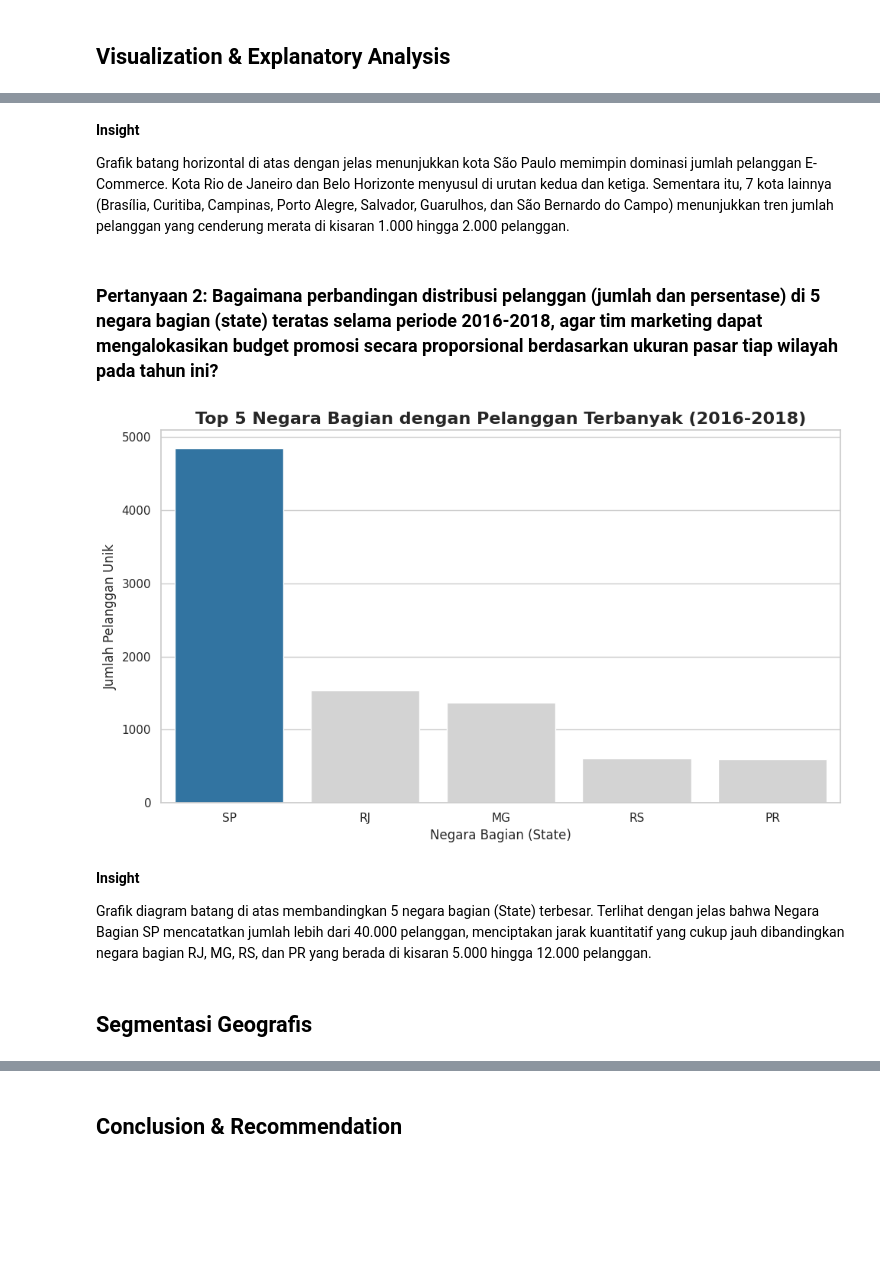
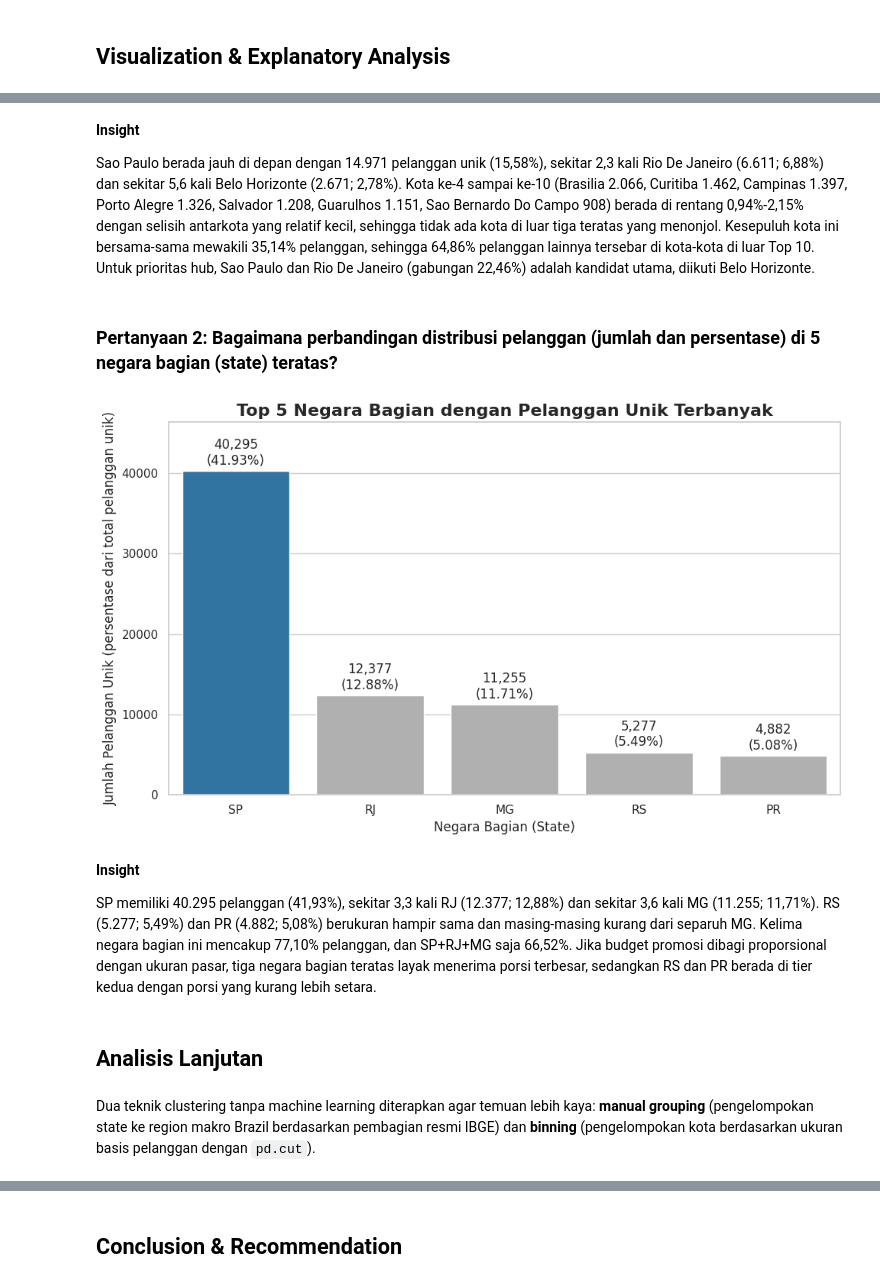
Before and after one commit to Ihsann333/Project_Submission, a Jupyter notebook: Notebook.ipynb, the cells around one changed output, grey strips where cells are left out. Drawn from its saved outputs; the diff is of its cells as text; code cells hidden in the pictures; blank space fills up the shorter version.

```diff
--- a/Notebook.ipynb
+++ b/Notebook.ipynb
@@ -136,15 +214,16 @@ display(top_states.head(5))
 # %%
+top10_cities = top_cities.head(10)
+
 plt.figure(figsize=(12, 6))
-sns.barplot(
-    x='customer_count',
-    y='customer_city',
-    hue='customer_city',
-    data=top_cities.head(10),
-    palette='viridis',
-    legend=False
+ax = sns.barplot(
+    x="customer_count", y="customer_city", hue="customer_city",
+    data=top10_cities, palette="viridis", legend=False,
 )
-plt.title("Top 10 Kota dengan Pelanggan Terbanyak (2016-2018)", fontsize=16, fontweight='bold')
-plt.xlabel("Jumlah Pelanggan Unik", fontsize=12)
+for i, (cnt, pct) in enumerate(zip(top10_cities["customer_count"], top10_cities["percentage (%)"])):
+    ax.text(cnt + top10_cities["customer_count"].max() * 0.01, i, f"{cnt:,} ({pct:.2f}%)", va="center")
+ax.set_xlim(0, top10_cities["customer_count"].max() * 1.18)
+plt.title("Top 10 Kota dengan Pelanggan Unik Terbanyak", fontsize=16, fontweight="bold")
+plt.xlabel("Jumlah Pelanggan Unik (persentase dari total pelanggan unik)", fontsize=12)
 plt.ylabel("Kota (City)", fontsize=12)
 plt.tight_layout()
 plt.show()
@@ -153,30 +232,33 @@ plt.show()
-# %% [markdown]
-**Insight**
-
-Grafik batang horizontal di atas dengan jelas menunjukkan kota São Paulo memimpin dominasi jumlah pelanggan E-Commerce. Kota Rio de Janeiro dan Belo Horizonte menyusul di urutan kedua dan ketiga. Sementara itu, 7 kota lainnya (Brasília, Curitiba, Campinas, Porto Alegre, Salvador, Guarulhos, dan São Bernardo do Campo) menunjukkan tren jumlah pelanggan yang cenderung merata di kisaran 1.000 hingga 2.000 pelanggan.
+# %% [markdown]
+**Insight**
+
+Sao Paulo berada jauh di depan dengan 14.971 pelanggan unik (15,58%), sekitar 2,3 kali Rio De Janeiro (6.611; 6,88%) dan sekitar 5,6 kali Belo Horizonte (2.671; 2,78%). Kota ke-4 sampai ke-10 (Brasilia 2.066, Curitiba 1.462, Campinas 1.397, Porto Alegre 1.326, Salvador 1.208, Guarulhos 1.151, Sao Bernardo Do Campo 908) berada di rentang 0,94%-2,15% dengan selisih antarkota yang relatif kecil, sehingga tidak ada kota di luar tiga teratas yang menonjol. Kesepuluh kota ini bersama-sama mewakili 35,14% pelanggan, sehingga 64,86% pelanggan lainnya tersebar di kota-kota di luar Top 10. Untuk prioritas hub, Sao Paulo dan Rio De Janeiro (gabungan 22,46%) adalah kandidat utama, diikuti Belo Horizonte.
 # %% [markdown]
-### Pertanyaan 2: Bagaimana perbandingan distribusi pelanggan (jumlah dan persentase) di 5 negara bagian (state) teratas selama periode 2016-2018, agar tim marketing dapat mengalokasikan budget promosi secara proporsional berdasarkan ukuran pasar tiap wilayah pada tahun ini?
+### Pertanyaan 2: Bagaimana perbandingan distribusi pelanggan (jumlah dan persentase) di 5 negara bagian (state) teratas?
 # %%
+top5_states = top_states.head(5)
+warna = ["#1f77b4" if i == 0 else "#b0b0b0" for i in range(5)]
+
 plt.figure(figsize=(10, 6))
-colors = ["#1f77b4" if i == 0 else "#d3d3d3" for i in range(5)]
-sns.barplot(
-    x='customer_state',
-    y='customer_count',
-    hue='customer_state',
-    data=top_states.head(5),
-    palette=colors,
-    legend=False
+ax = sns.barplot(
+    x="customer_state", y="customer_count", hue="customer_state",
+    data=top5_states, palette=warna, legend=False,
 )
-plt.title("Top 5 Negara Bagian dengan Pelanggan Terbanyak (2016-2018)", fontsize=16, fontweight='bold')
+for i, (cnt, pct) in enumerate(zip(top5_states["customer_count"], top5_states["percentage (%)"])):
+    ax.text(i, cnt + top5_states["customer_count"].max() * 0.01, f"{cnt:,}\n({pct:.2f}%)", ha="center", va="bottom")
+ax.set_ylim(0, top5_states["customer_count"].max() * 1.15)
+plt.title("Top 5 Negara Bagian dengan Pelanggan Unik Terbanyak", fontsize=16, fontweight="bold")
 plt.xlabel("Negara Bagian (State)", fontsize=12)
-plt.ylabel("Jumlah Pelanggan Unik", fontsize=12)
+plt.ylabel("Jumlah Pelanggan Unik (persentase dari total pelanggan unik)", fontsize=12)
 plt.tight_layout()
 plt.show()
 # %% [output]
-[figure, old version]
+[figure, new version]
-# %% [markdown]
-**Insight**
-
-Grafik diagram batang di atas membandingkan 5 negara bagian (State) terbesar. Terlihat dengan jelas bahwa Negara Bagian SP mencatatkan jumlah lebih dari 40.000 pelanggan, menciptakan jarak kuantitatif yang cukup jauh dibandingkan negara bagian RJ, MG, RS, dan PR yang berada di kisaran 5.000 hingga 12.000 pelanggan.
-# %% [markdown]
-## Segmentasi Geografis
+# %% [markdown]
+**Insight**
+
+SP memiliki 40.295 pelanggan (41,93%), sekitar 3,3 kali RJ (12.377; 12,88%) dan sekitar 3,6 kali MG (11.255; 11,71%). RS (5.277; 5,49%) dan PR (4.882; 5,08%) berukuran hampir sama dan masing-masing kurang dari separuh MG. Kelima negara bagian ini mencakup 77,10% pelanggan, dan SP+RJ+MG saja 66,52%. Jika budget promosi dibagi proporsional dengan ukuran pasar, tiga negara bagian teratas layak menerima porsi terbesar, sedangkan RS dan PR berada di tier kedua dengan porsi yang kurang lebih setara.
+# %% [markdown]
+## Analisis Lanjutan
+# %% [markdown]
+Dua teknik clustering tanpa machine learning diterapkan agar temuan lebih kaya: **manual grouping** (pengelompokan state ke region makro Brazil berdasarkan pembagian resmi IBGE) dan **binning** (pengelompokan kota berdasarkan ukuran basis pelanggan dengan `pd.cut`).
```
Also changed, not shown: parts of 29 cells of this notebook, 5 other files.
